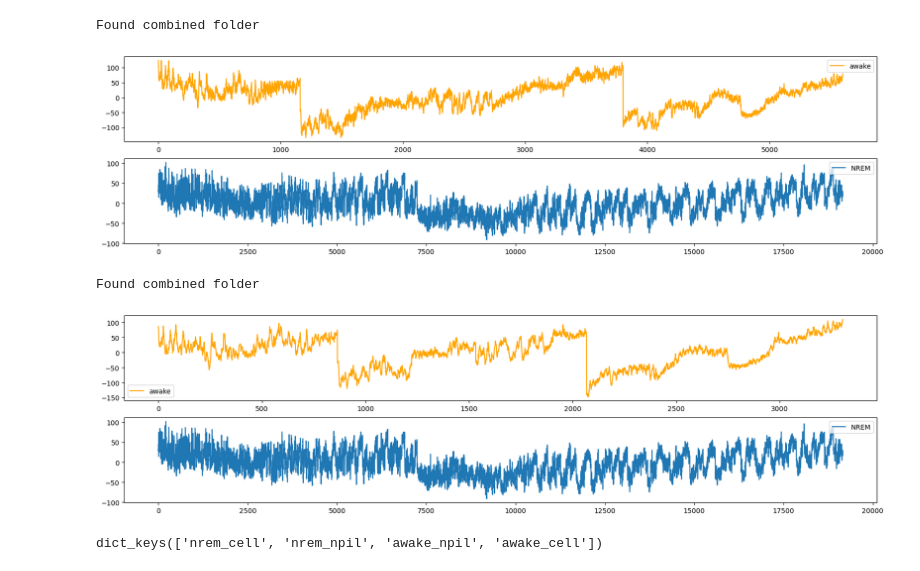
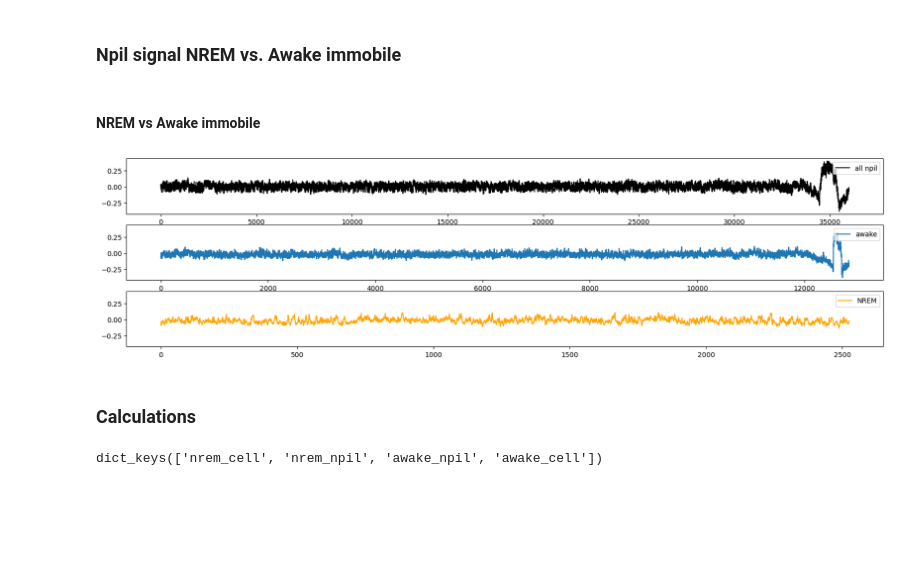
Before and after one commit to JessicaYoujiaLi/sleep, a Jupyter notebook: notebooks/neuropil_analysis/Neuropil_analysis_single_exp.ipynb, the cells around one changed output. Saved outputs shown, nothing was run; the diff lists cells and outputs as text; code cells hidden in the pictures; blank space fills up the shorter version.

```diff
--- a/notebooks/neuropil_analysis/Neuropil_analysis_single_exp.ipynb
+++ b/notebooks/neuropil_analysis/Neuropil_analysis_single_exp.ipynb
@@ -32,3 +33,6 @@ mice  =[
 # %%
 mouse = Mouse(mice[0])
 mouse.mouse_id
+s2p_folders = mouse.find_suite2p_folders()
+for folder in enumerate(s2p_folders):
+    print(folder)
@@ -77,6 +82,8 @@ eeg_velo
 # %%
-df = eegData.brain_state_filter(velo_eeg_df=eeg_velo,
-                             states=['awake_mobile', 'awake_immobile', 'NREM', 'REM', 'other'])
+df = eegData.brain_state_filter(
+    velo_eeg_df=eeg_velo,
+    states=["awake_mobile", "awake_immobile", "NREM", "REM", "other"],
+)
 df
 # %% [output]
 |  | awake_mobile | awake_immobile | NREM | REM | other |
@@ -112,0 +104,10 @@ Found combined folder
+# %%
+s2p_calc_dfof = dfof.Suite2pDFOF(window=1800)
+jia_calc_dfof = dfof.JiaDFOF(slow_trend_window=1800)
+s2p_data = Suite2p(s2p_folder=s2p_folder)
+s2p_data
+cells = s2p_data.cells()
+npil = s2p_data.npil()
+# %%
+cell_dfof = s2p_calc_dfof.calculate(signal=cells, npil=npil)
+npil_dfof = jia_calc_dfof.calculate(signal=npil)
@@ -130,38 +135,26 @@ Found combined folder
-# %%
-cells = Suite2p.true_npil(s2p_folder)
-mean_npilF = pd.DataFrame(cells.mean(axis=0))
-mean_npilF
-fig, ax = plt.subplots(nrows=2, figsize=(20,5))
-ax[0].plot(signal.detrend(mean_npilF[~df['NREM']], axis=0,
-                          type='linear'), color='orange', label='awake')
-ax[0].legend(loc='upper right', labelcolor='k')
-ax[0].legend(labelcolor='k')
-ax[1].plot(signal.detrend(mean_npilF[df['NREM']], axis=0,
-                          type='linear'), label='NREM')
-ax[1].legend(['NREM'], loc='upper right', labelcolor='k')
-plt.show()
-fig.savefig(join(sima_folder, 'NREM Awake Mean npil traces.png'),
-            bbox_inches='tight', dpi=300)
-# %% [output]
-Found combined folder
-[figure, removed]
+# %% [markdown]
+### Npil signal NREM vs. Awake immobile
+# %% [markdown]
+#### NREM vs Awake immobile
 # %%
-cells = Suite2p.true_npil(s2p_folder)
-mean_npilF = pd.DataFrame(cells.mean(axis=0))
-mean_npilF
-fig, ax = plt.subplots(nrows=2, figsize=(20,5))
-ax[0].plot(signal.detrend(mean_npilF[df['awake_immobile']], axis=0,
-                          type='linear'), color='orange', label='awake')
-ax[0].legend(loc='upper right', labelcolor='k')
-ax[0].legend(labelcolor='k')
-ax[1].plot(signal.detrend(mean_npilF[df['NREM']], axis=0,
-                          type='linear'), label='NREM')
-ax[1].legend(['NREM'], loc='upper right', labelcolor='k')
+mean_npilF = npil_dfof.mean(axis=0)
+fig, ax = plt.subplots(nrows=3, figsize=(20, 5), sharey=True)
+ax[0].plot(mean_npilF.values, color="k")
+ax[0].legend(["all npil"], loc="upper right", labelcolor="k")
+ax[1].plot(mean_npilF[df["awake_immobile"]].values, label="awake")
+ax[1].legend(labelcolor="k")
+ax[1].legend(loc="upper right", labelcolor="k")
+ax[2].plot(mean_npilF[df["NREM"]].values, color="orange", label="NREM")
+ax[2].legend(["NREM"], loc="upper right", labelcolor="k")
 plt.show()
-fig.savefig(join(sima_folder, 'NREM Awake_immob Mean npil traces.png'),
-            bbox_inches='tight', dpi=300)
+# fig.savefig(
+#     join(sima_folder, "NREM Awake_immob Mean npil traces.png"),
+#     bbox_inches="tight",
+#     dpi=300,
+# )
 # %% [output]
-Found combined folder
-[figure, old version]
+[figure, new version]
+# %% [markdown]
+### Calculations
 # %%
 input_data = {
```
Also changed, not shown: parts of 25 cells of this notebook, 8 other files.
